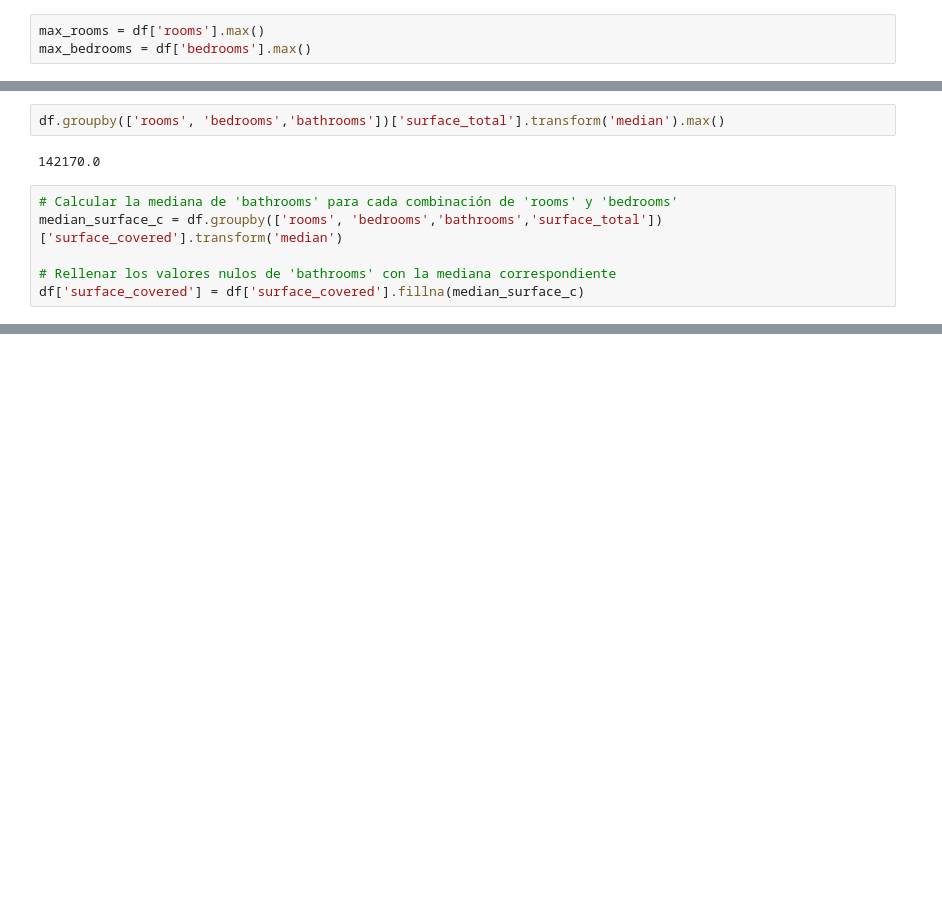
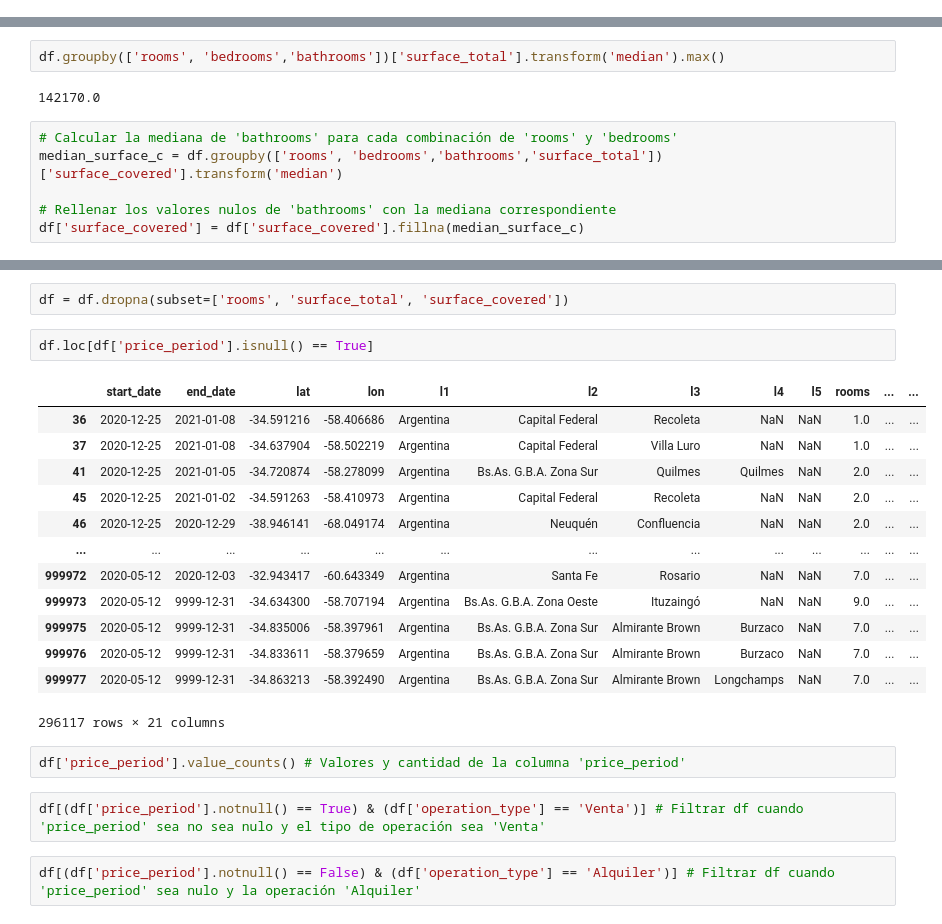
Before and after one commit to marcoavillani/argprops, a Jupyter notebook: Props_Limpieza.ipynb, the cells around one changed output, grey strips where cells are left out. Cells and saved outputs as stored; diff of their text form; blank space fills up the shorter version.

```diff
--- a/Props_Limpieza.ipynb
+++ b/Props_Limpieza.ipynb
@@ -342,8 +476,5 @@ memory usage: 93.2+ MB
 # %% [markdown]
 Cuando la variable 'bedrooms' es 1,
-# %%
-max_rooms = df['rooms'].max()
-max_bedrooms = df['bedrooms'].max()
 # %%
 for room_count in range (0, max_rooms.astype(int)+1):
     median_bedrooms = df.loc[df['rooms'] == room_count, 'bedrooms'].median()
@@ -404,0 +564,24 @@ df.describe()
+# %%
+df = df.dropna(subset=['rooms', 'surface_total', 'surface_covered'])
+# %%
+df.loc[df['price_period'].isnull() == True]
+# %% [output]
+|  | start_date | end_date | lat | lon | l1 | l2 | l3 | l4 | l5 | rooms | ... | ... |
+| 36 | 2020-12-25 | 2021-01-08 | -34.591216 | -58.406686 | Argentina | Capital Federal | Recoleta | NaN | NaN | 1.0 | ... | ... |
+| 37 | 2020-12-25 | 2021-01-08 | -34.637904 | -58.502219 | Argentina | Capital Federal | Villa Luro | NaN | NaN | 1.0 | ... | ... |
+| 41 | 2020-12-25 | 2021-01-05 | -34.720874 | -58.278099 | Argentina | Bs.As. G.B.A. Zona Sur | Quilmes | Quilmes | NaN | 2.0 | ... | ... |
+| 45 | 2020-12-25 | 2021-01-02 | -34.591263 | -58.410973 | Argentina | Capital Federal | Recoleta | NaN | NaN | 2.0 | ... | ... |
+| 46 | 2020-12-25 | 2020-12-29 | -38.946141 | -68.049174 | Argentina | Neuquén | Confluencia | NaN | NaN | 2.0 | ... | ... |
+| ... | ... | ... | ... | ... | ... | ... | ... | ... | ... | ... | ... | ... |
+| 999972 | 2020-05-12 | 2020-12-03 | -32.943417 | -60.643349 | Argentina | Santa Fe | Rosario | NaN | NaN | 7.0 | ... | ... |
+| 999973 | 2020-05-12 | 9999-12-31 | -34.634300 | -58.707194 | Argentina | Bs.As. G.B.A. Zona Oeste | Ituzaingó | NaN | NaN | 9.0 | ... | ... |
+| 999975 | 2020-05-12 | 9999-12-31 | -34.835006 | -58.397961 | Argentina | Bs.As. G.B.A. Zona Sur | Almirante Brown | Burzaco | NaN | 7.0 | ... | ... |
+| 999976 | 2020-05-12 | 9999-12-31 | -34.833611 | -58.379659 | Argentina | Bs.As. G.B.A. Zona Sur | Almirante Brown | Burzaco | NaN | 7.0 | ... | ... |
+| 999977 | 2020-05-12 | 9999-12-31 | -34.863213 | -58.392490 | Argentina | Bs.As. G.B.A. Zona Sur | Almirante Brown | Longchamps | NaN | 7.0 | ... | ... |
+296117 rows × 21 columns
+# %%
+df['price_period'].value_counts() # Valores y cantidad de la columna 'price_period'
+# %%
+df[(df['price_period'].notnull() == True) & (df['operation_type'] == 'Venta')] # Filtrar df cuando 'price_period' sea no sea nulo y el tipo de operación sea 'Venta'
+# %%
+df[(df['price_period'].notnull() == False) & (df['operation_type'] == 'Alquiler')] # Filtrar df cuando 'price_period' sea nulo y la operación 'Alquiler'
```
Also changed, not shown: parts of 38 cells of this notebook.
